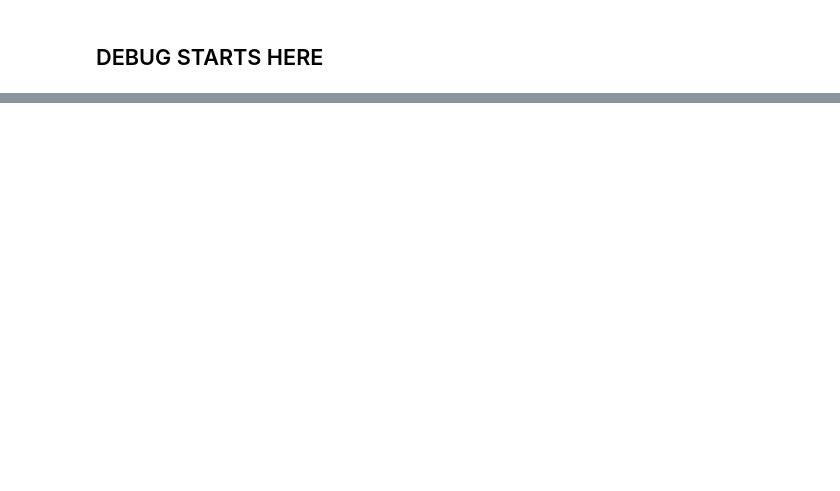
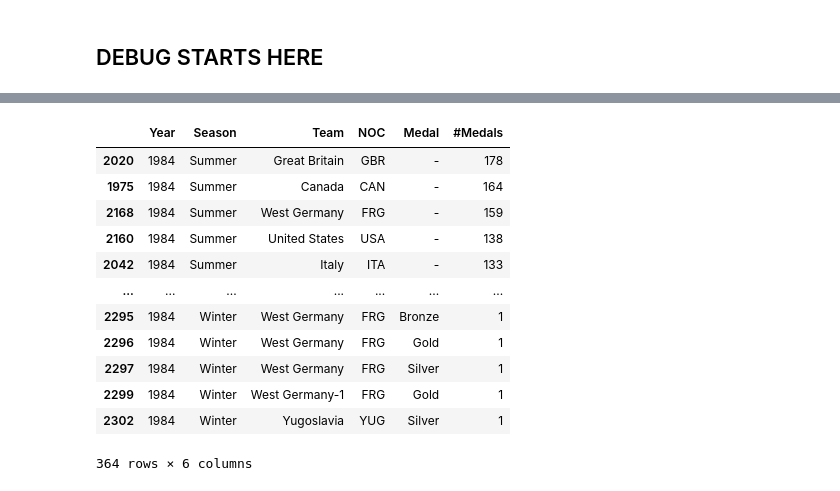
Before and after one commit to hanesy/olympics_dash, a Jupyter notebook: data_exploration.ipynb, the cells around one changed output, grey strips where cells are left out. Cells and saved outputs as stored; diff of their text form; code cells hidden in the pictures; blank space fills up the shorter version.

```diff
--- a/data_exploration.ipynb
+++ b/data_exploration.ipynb
@@ -178,0 +310,21 @@ medals_gb = medals.groupby(['NOC'])["Medal"].count().rename_axis('country_code')
+# %%
+#  intermediate table 2
+medals_team = medals_team_detail.groupby(['Year','Season','Team', 'NOC', 'Medal']).count()[['Sport']]
+medals_team.reset_index(inplace = True)
+medals_team.rename(columns = {"Sport": "#Medals"}, inplace = True)
+medals_team.sort_values(by=["#Medals"], ascending=False)
+medals_team.loc[medals_team['Year'] == 1984].sort_values(by=['Year',''"#Medals"], ascending=[True, False])
+# %% [output]
+|  | Year | Season | Team | NOC | Medal | #Medals |
+| 2020 | 1984 | Summer | Great Britain | GBR | - | 178 |
+| 1975 | 1984 | Summer | Canada | CAN | - | 164 |
+| 2168 | 1984 | Summer | West Germany | FRG | - | 159 |
+| 2160 | 1984 | Summer | United States | USA | - | 138 |
+| 2042 | 1984 | Summer | Italy | ITA | - | 133 |
+| ... | ... | ... | ... | ... | ... | ... |
+| 2295 | 1984 | Winter | West Germany | FRG | Bronze | 1 |
+| 2296 | 1984 | Winter | West Germany | FRG | Gold | 1 |
+| 2297 | 1984 | Winter | West Germany | FRG | Silver | 1 |
+| 2299 | 1984 | Winter | West Germany-1 | FRG | Gold | 1 |
+| 2302 | 1984 | Winter | Yugoslavia | YUG | Silver | 1 |
+364 rows × 6 columns
```
Also changed, not shown: parts of 20 cells of this notebook, 1 other file.
